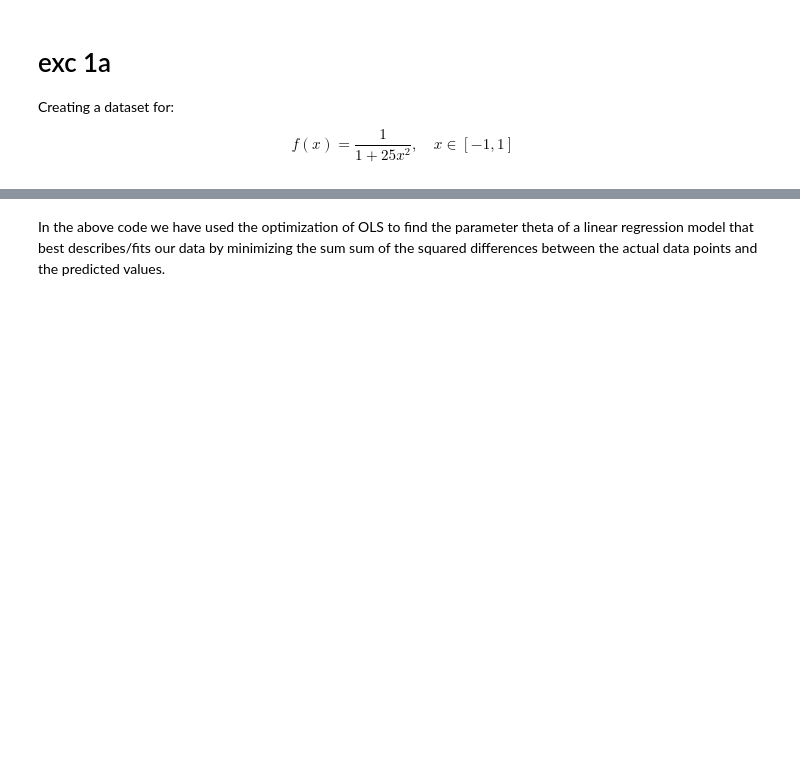
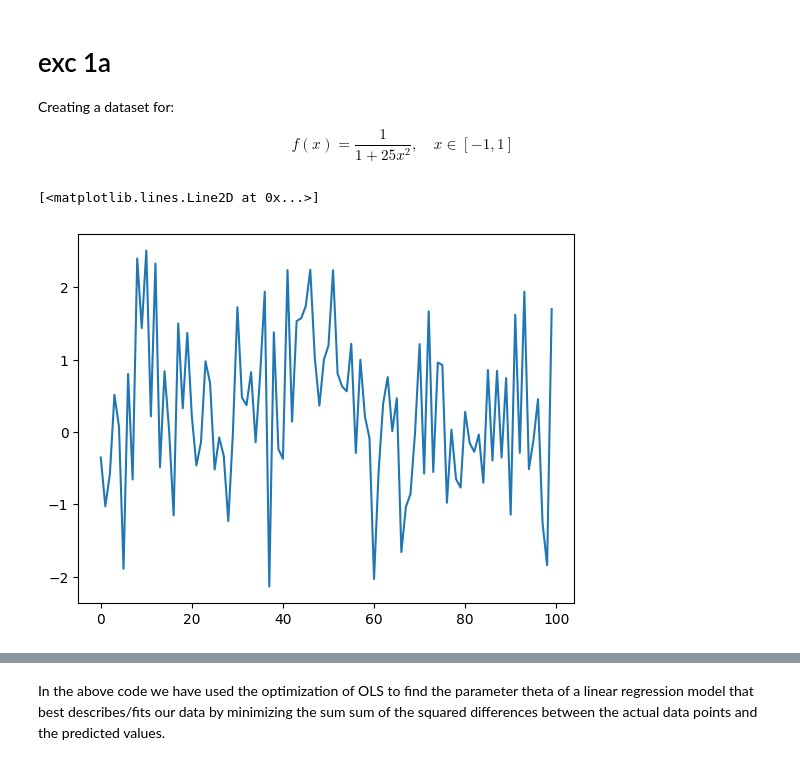
Before and after one commit to BirkS20/Project1_joint, a Jupyter notebook: Malene/malene_prover_seg_på_oppgaver_hun_ikke_blir_aa_faa_til_jeg_griner_vil_sove_men_er_stressa_buhu.ipynb, the cells around one changed output, grey strips where cells are left out. Cells and saved outputs as stored; diff of their text form; code cells hidden in the pictures; blank space fills up the shorter version.

```diff
--- a/Malene/malene_prover_seg_på_oppgaver_hun_ikke_blir_aa_faa_til_jeg_griner_vil_sove_men_er_stressa_buhu.ipynb
+++ b/Malene/malene_prover_seg_på_oppgaver_hun_ikke_blir_aa_faa_til_jeg_griner_vil_sove_men_er_stressa_buhu.ipynb
@@ -38,9 +62,19 @@ from func_list import polynomial_features, OLS_parameters#, mse_poly_plot
 # %%
 #The task says to use a polynomial higher than 15 so we have used 16 with intercept not included
 #X_task1 = polynomial_features(x, p = 16, intercept = False)
 
 #checking that it works as it should
 #print(X_task1)
+
+
+ #create dataset
+x = np.linspace(-1,1, n) #x within interval [-1,1]
+denominator = 1+(25*x**2)
+y = 1/denominator + np.random.normal(0, 1, x.shape)
+plt.plot(y)
+# %% [output]
+[<matplotlib.lines.Line2D at 0x...>]
+[figure, added]
 # %%
 #Now that we have our design matrix, I will use the function mse_poly_plot
 #explain the code later!!!!!!!
```
Also changed, not shown: parts of 9 cells of this notebook.
